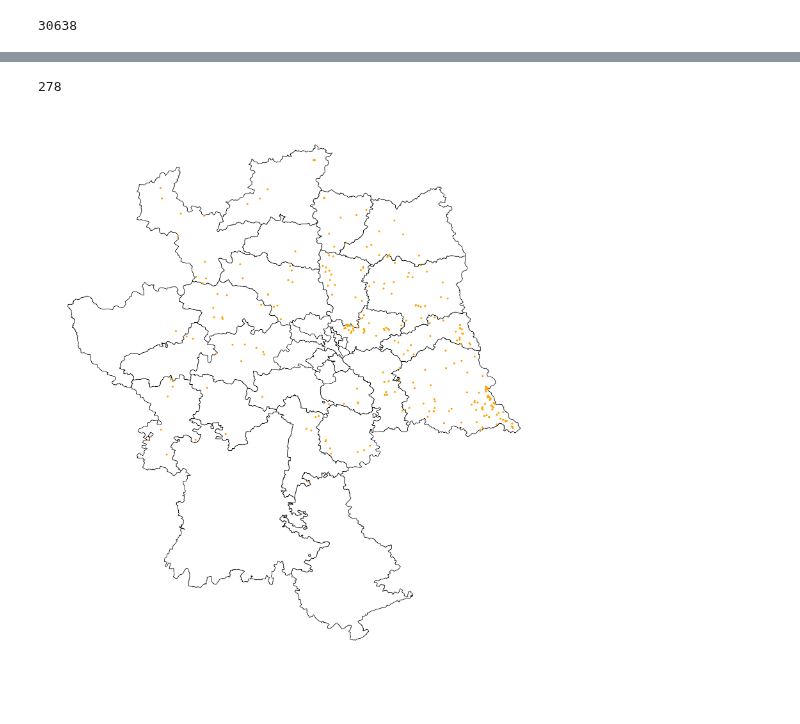
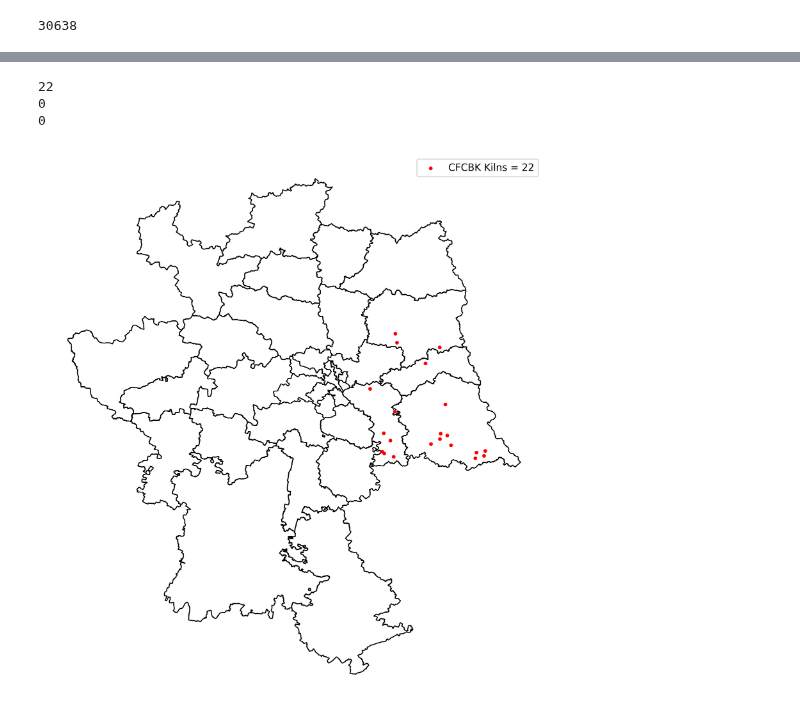
Before and after one commit to rishabh-mondal/ijcai_2025_kilns, a Jupyter notebook: notebooks/brick_kilns_plots.ipynb, the cells around one changed output, grey strips where cells are left out. Drawn from its saved outputs; the diff is of its cells as text; code cells hidden in the pictures.

```diff
--- a/notebooks/brick_kilns_plots.ipynb
+++ b/notebooks/brick_kilns_plots.ipynb
@@ -142,0 +161,9 @@ len(all_kilns_gdf)
+# %%
+kiln_locations_2 = []
+for state in ["alwar"]:
+    kiln_locations_2.append(gpd.read_file(f"../hand_validation_annotated/{state}/v1_potential_kiln_0_108.geojson").to_crs("EPSG:4326"))
+
+
+kiln_locations
+all_kilns_gdf_2 = pd.concat(kiln_locations_2, ignore_index=True)
+all_kilns_gdf_2.head(2)
@@ -142,0 +175,9 @@ len(all_kilns_gdf)
+# %%
+kiln_locations_3 = []
+for state in ["bharatpur"]:
+    kiln_locations_3.append(gpd.read_file(f"../hand_validation_annotated/{state}/v1_potential_kiln_0_99.geojson").to_crs("EPSG:4326"))
+
+
+kiln_locations_3
+all_kilns_gdf_3 = pd.concat(kiln_locations_3, ignore_index=True)
+all_kilns_gdf_3.head(2)
@@ -143,3 +189,5 @@ len(all_kilns_gdf)
 # %%
 ncr_kilns_gdf = gpd.sjoin(all_kilns_gdf, ncr_df, how="inner")
 ncr_kilns_gdf.head()
+ncr_kilns_gdf_2 = gpd.sjoin(all_kilns_gdf_2, ncr_df, how="inner")
+ncr_kilns_gdf_3 = gpd.sjoin(all_kilns_gdf_3, ncr_df, how="inner")
@@ -195,36 +249,61 @@ elif kiln_tech == "Zigzag":
 # %%
 import matplotlib.pyplot as plt
 import geopandas as gpd
 
 # Filter the kilns within NCR boundaries using a spatial join
-ncr_kilns_gdf = gpd.sjoin(all_kilns_gdf, ncr_df, how="inner")
-kiln_tech = "FCBK"
+# ncr_kilns_gdf = gpd.sjoin(all_kilns_gdf, ncr_df, how="inner")
+
+kiln_tech = "CFCBK"
 if kiln_tech == "CFCBK":
     filtered_kilns = ncr_kilns_gdf[ncr_kilns_gdf["class_name"] == "CFCBK"]
+    filtered_kilns_2 = ncr_kilns_gdf_2[ncr_kilns_gdf_2["class_name"] == "CFCBK"]
+    filtered_kilns_3 = ncr_kilns_gdf_3[ncr_kilns_gdf_3["class_name"] == "CFCBK"]
     print(len(filtered_kilns))
+    print(len(filtered_kilns_2))
+    print(len(filtered_kilns_3))
+    total_kilns = len(filtered_kilns) + len(filtered_kilns_2) + len(filtered_kilns_3)
+
     color = 'red'
 elif kiln_tech == "FCBK":
     filtered_kilns = ncr_kilns_gdf[ncr_kilns_gdf["class_name"] == "FCBK"]
+    filtered_kilns_2 = ncr_kilns_gdf_2[ncr_kilns_gdf_2["class_name"] == "FCBK"]
+    filtered_kilns_3 = ncr_kilns_gdf_3[ncr_kilns_gdf_3["class_name"] == "FCBK"]
+
     print(len(filtered_kilns))
+    print(len(filtered_kilns_2))
+    print(len(filtered_kilns_3))
+    total_kilns = len(filtered_kilns) + len(filtered_kilns_2) + len(filtered_kilns_3)
+
     color = 'orange'
 elif kiln_tech == "Zigzag":
     filtered_kilns = ncr_kilns_gdf[ncr_kilns_gdf["class_name"] == "Zigzag"]
+    filtered_kilns_2 = ncr_kilns_gdf_2[ncr_kilns_gdf_2["class_name"] == "Zigzag"]
+    filtered_kilns_3 = ncr_kilns_gdf_3[ncr_kilns_gdf_3["class_name"] == "Zigzag"]
+
     print(len(filtered_kilns))
+    print(len(filtered_kilns_2))
+    print(len(filtered_kilns_3))
+    total_kilns = len(filtered_kilns) + len(filtered_kilns_2) + len(filtered_kilns_3)
     color = 'green'
 else:
     raise ValueError("Invalid kiln technology specified!")
 
 fig, ax = plt.subplots(dpi=300, figsize=(10, 10))
-ncr_df.plot(ax=ax, color="none", edgecolor="black", linewidth=0.5)
-ax.scatter(filtered_kilns.center_lon, filtered_kilns.center_lat, s=1, color=color)
+ncr_df.plot(ax=ax, color="none", edgecolor="black", linewidth=1)
+ax.scatter(filtered_kilns.center_lon, filtered_kilns.center_lat, s=7.5, color=color)
+ax.scatter(filtered_kilns_2.center_lon, filtered_kilns_2.center_lat, s=7.5, color=color)
+ax.scatter(filtered_kilns_3.center_lon, filtered_kilns_3.center_lat, s=7.5, color=color)
 ax.set_aspect("equal")
 ax.set_axis_off()
+ax.legend([f"{kiln_tech} Kilns = {total_kilns}"], loc="upper right", fontsize=10)
 # ax.set_title(f"Brick Kilns in NCR (Technology: {kiln_tech})")
 fig.savefig(f"../figures/ncr_kilns_{kiln_tech}.png", bbox_inches="tight", dpi=300)
 plt.show()
 # %% [output]
-278
+22
+0
+0
-[figure, old version]
+[figure, new version]
 # %%
 import matplotlib.pyplot as plt
 import geopandas as gpd
```
Also changed, not shown: parts of 8 cells of this notebook, 6 other files.
